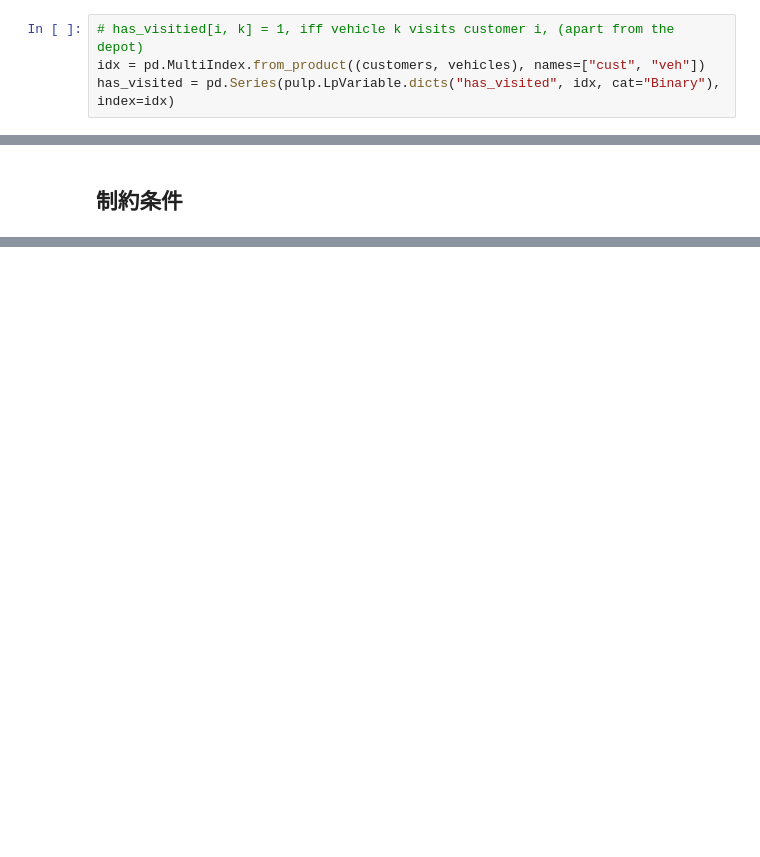
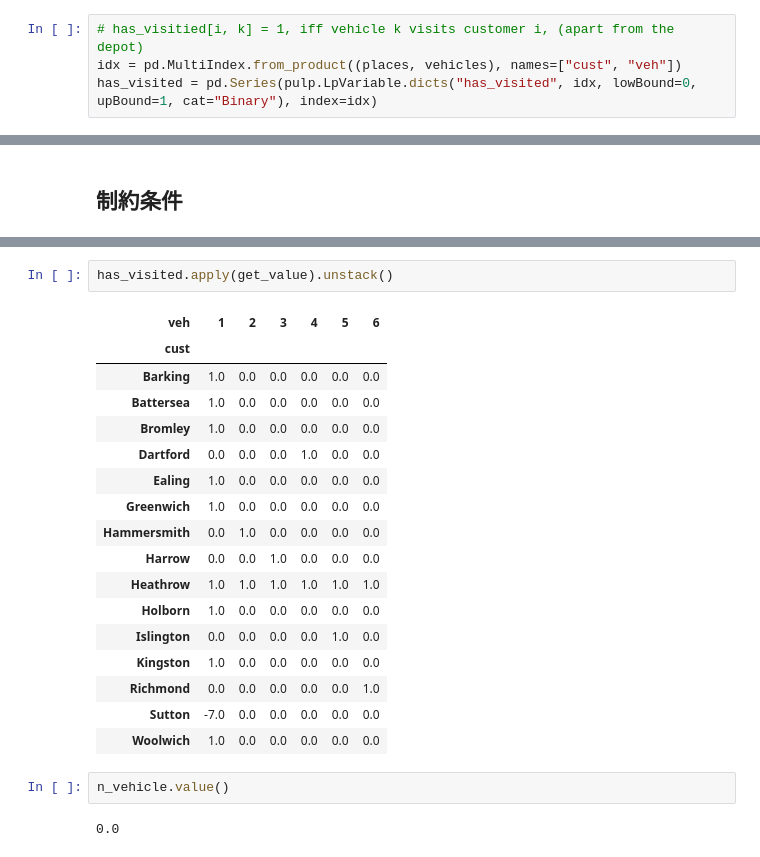
Before and after one commit to ytakashina/modeling_practice, a Jupyter notebook: 12.27 Lost baggage distribution.ipynb, the cells around one changed output, grey strips where cells are left out. Drawn from its saved outputs; the diff is of its cells as text; blank space fills up the shorter version.

```diff
--- a/12.27 Lost baggage distribution.ipynb
+++ b/12.27 Lost baggage distribution.ipynb
@@ -55,6 +56,6 @@ visits = pd.Series(pulp.LpVariable.dicts("visit", idx, cat="Binary"), index=idx)
 # %%
 # has_visitied[i, k] = 1, iff vehicle k visits customer i, (apart from the depot)
-idx = pd.MultiIndex.from_product((customers, vehicles), names=["cust", "veh"])
-has_visited = pd.Series(pulp.LpVariable.dicts("has_visited", idx, cat="Binary"), index=idx)
+idx = pd.MultiIndex.from_product((places, vehicles), names=["cust", "veh"])
+has_visited = pd.Series(pulp.LpVariable.dicts("has_visited", idx, lowBound=0, upBound=1, cat="Binary"), index=idx)
 # %%
 # visited_at: time at which customer i is visited.
@@ -86,0 +127,24 @@ for i in customers:
+# %%
+has_visited.apply(get_value).unstack()
+# %% [output]
+| veh | 1 | 2 | 3 | 4 | 5 | 6 |
+| cust |  |  |  |  |  |  |
+| Barking | 1.0 | 0.0 | 0.0 | 0.0 | 0.0 | 0.0 |
+| Battersea | 1.0 | 0.0 | 0.0 | 0.0 | 0.0 | 0.0 |
+| Bromley | 1.0 | 0.0 | 0.0 | 0.0 | 0.0 | 0.0 |
+| Dartford | 0.0 | 0.0 | 0.0 | 1.0 | 0.0 | 0.0 |
+| Ealing | 1.0 | 0.0 | 0.0 | 0.0 | 0.0 | 0.0 |
+| Greenwich | 1.0 | 0.0 | 0.0 | 0.0 | 0.0 | 0.0 |
+| Hammersmith | 0.0 | 1.0 | 0.0 | 0.0 | 0.0 | 0.0 |
+| Harrow | 0.0 | 0.0 | 1.0 | 0.0 | 0.0 | 0.0 |
+| Heathrow | 1.0 | 1.0 | 1.0 | 1.0 | 1.0 | 1.0 |
+| Holborn | 1.0 | 0.0 | 0.0 | 0.0 | 0.0 | 0.0 |
+| Islington | 0.0 | 0.0 | 0.0 | 0.0 | 1.0 | 0.0 |
+| Kingston | 1.0 | 0.0 | 0.0 | 0.0 | 0.0 | 0.0 |
+| Richmond | 0.0 | 0.0 | 0.0 | 0.0 | 0.0 | 1.0 |
+| Sutton | -7.0 | 0.0 | 0.0 | 0.0 | 0.0 | 0.0 |
+| Woolwich | 1.0 | 0.0 | 0.0 | 0.0 | 0.0 | 0.0 |
+# %%
+n_vehicle.value()
+# %% [output]
+0.0
```
Also changed, not shown: parts of 20 cells of this notebook.
